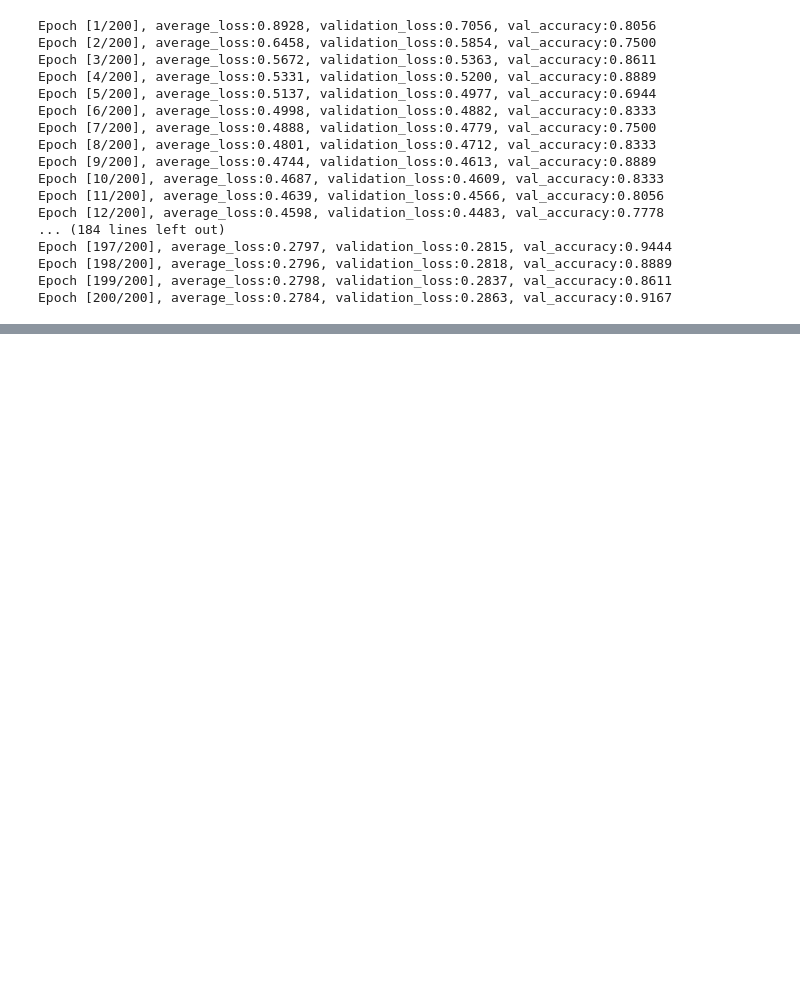
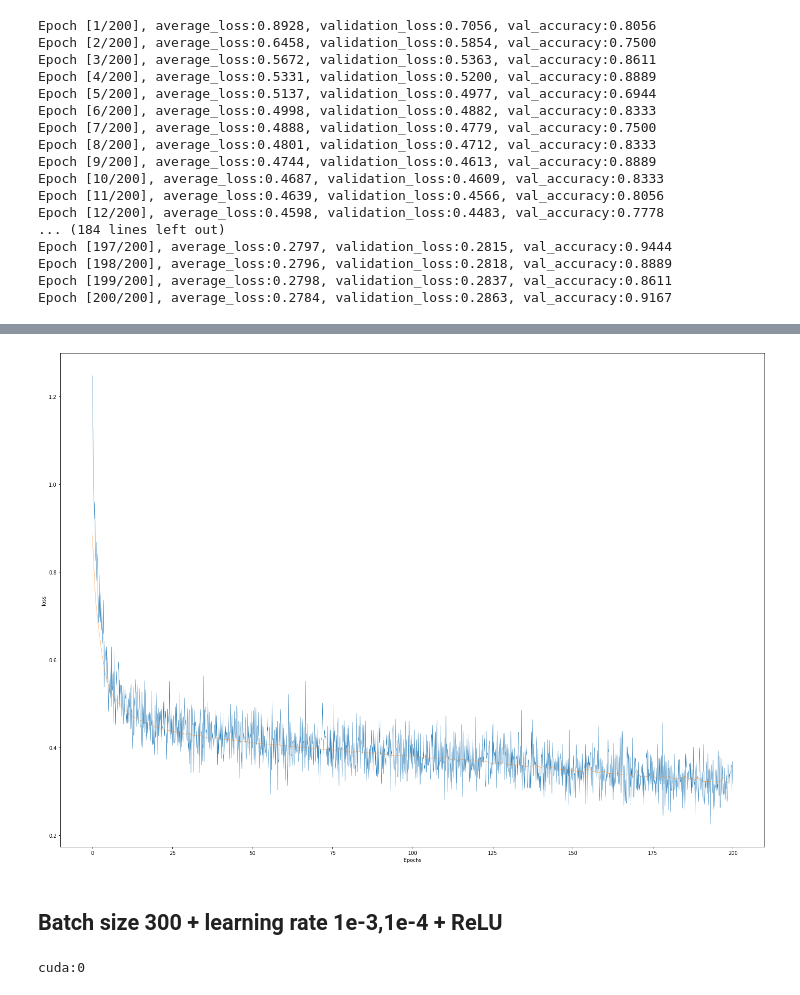
Before and after one commit to TheMrGhostman/Semi-supervised-Learning-with-VAE, a Jupyter notebook: Classification_models_with_Linear_layers.ipynb, the cells around one changed output, grey strips where cells are left out. Cells and saved outputs as stored; diff of their text form; code cells hidden in the pictures; blank space fills up the shorter version.

```diff
--- a/Classification_models_with_Linear_layers.ipynb
+++ b/Classification_models_with_Linear_layers.ipynb
@@ -455,0 +553,2 @@ plot_loss(m13)
+# %%
+model16 = DNN(n_layers=2, neurons=[160, 128, 64], output_dim=4, activation=nn.ReLU(), dropout=False)
@@ -455,0 +586,4 @@ plot_loss(m13)
+# %%
+plot_loss(m16)
+# %% [output]
+[figure, added]
@@ -455,0 +594,2 @@ plot_loss(m13)
+# %% [markdown]
+## Batch size 300 + learning rate 1e-3,1e-4 + ReLU
@@ -455,0 +603,12 @@ plot_loss(m13)
+# %%
+m17 = Trainer(
+        model=model17,
+        optimizer=optimizer,
+        loss_function=nn.CrossEntropyLoss(),
+        scheduler=torch.optim.lr_scheduler.MultiStepLR(optimizer, milestones=[100], gamma=0.1),
+        tensorboard=True,
+        model_name="DNN_128-64_bs-300_lr-{0.001,0.0001}_ReLU",
+        verbose=True
+        )
+# %% [output]
+cuda:0
```
Also changed, not shown: parts of 37 cells of this notebook, 4 other files.
